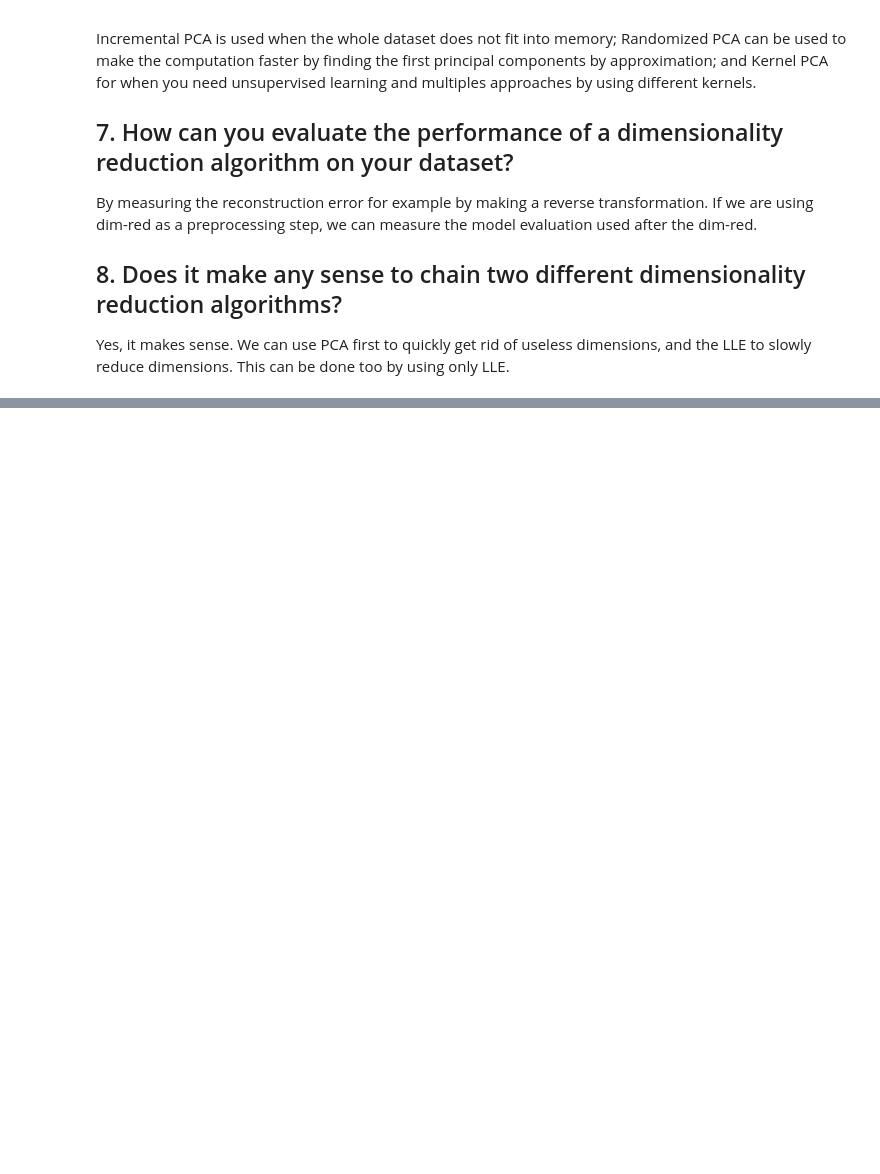
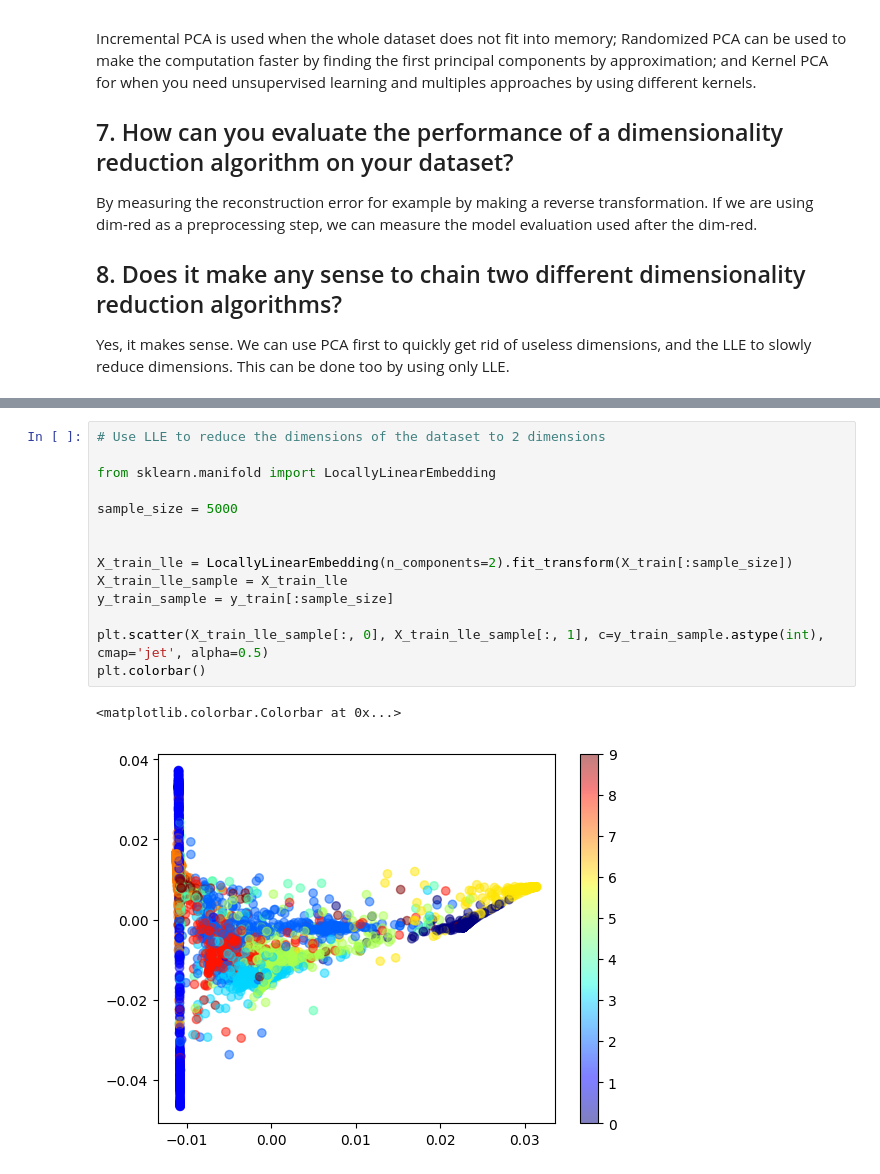
Before and after one commit to aguimorefran/handson-ml, a Jupyter notebook: ch8-dim-red/exercises.ipynb, the cells around one changed output, grey strips where cells are left out. Saved outputs shown, nothing was run; the diff lists cells and outputs as text; blank space fills up the shorter version.

```diff
--- a/ch8-dim-red/exercises.ipynb
+++ b/ch8-dim-red/exercises.ipynb
@@ -73,0 +228,17 @@ Yes, it makes sense. We can use PCA first to quickly get rid of useless dimensio
+# %%
+# Use LLE to reduce the dimensions of the dataset to 2 dimensions
+
+from sklearn.manifold import LocallyLinearEmbedding
+
+sample_size = 5000
+
+
+X_train_lle = LocallyLinearEmbedding(n_components=2).fit_transform(X_train[:sample_size])
+X_train_lle_sample = X_train_lle
+y_train_sample = y_train[:sample_size]
+
+plt.scatter(X_train_lle_sample[:, 0], X_train_lle_sample[:, 1], c=y_train_sample.astype(int), cmap='jet', alpha=0.5)
+plt.colorbar()
+# %% [output]
+<matplotlib.colorbar.Colorbar at 0x...>
+[figure, added]
```
Also changed, not shown: parts of 14 cells of this notebook.
